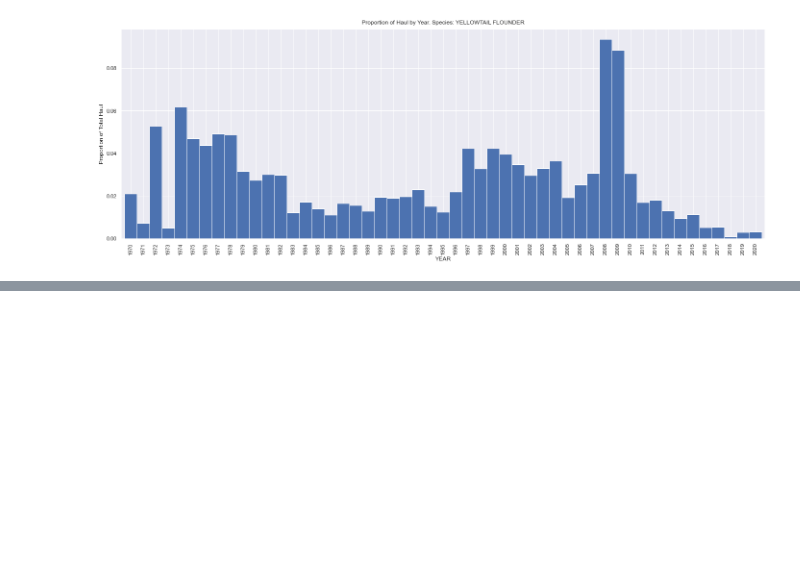
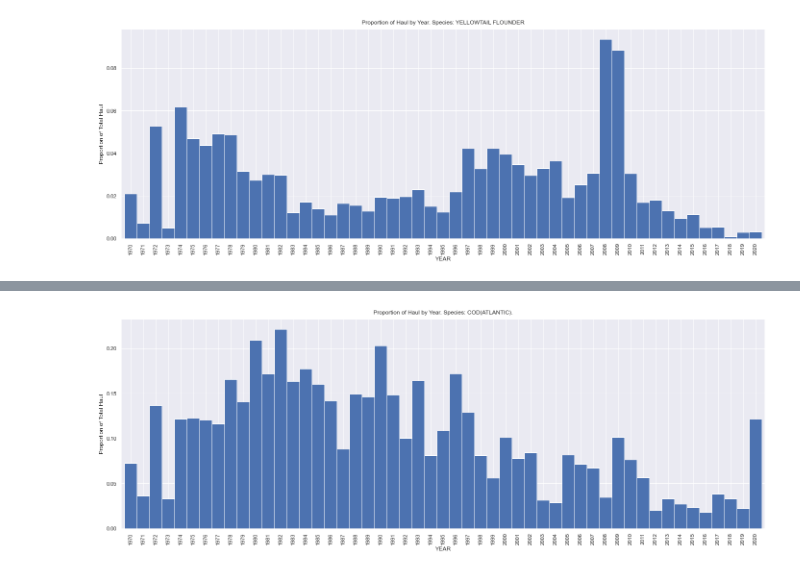
Before and after one commit to KevinCarr42/Maritimes-Research-Vessel-Surveys, a Jupyter notebook: Notebook 3. Exploratory Data Analysis.ipynb, the cells around one changed output, grey strips where cells are left out. Drawn from its saved outputs; the diff is of its cells as text; code cells hidden in the pictures; blank space fills up the shorter version.

Commit message:
added a filter function for bar plot

```diff
--- a/Notebook 3. Exploratory Data Analysis.ipynb
+++ b/Notebook 3. Exploratory Data Analysis.ipynb
@@ -187,0 +269,4 @@ yearly_haul_proportion(42)
+# %%
+filtered_haul(10)
+# %% [output]
+[figure, added]
```
Also changed, not shown: parts of 6 cells of this notebook.
